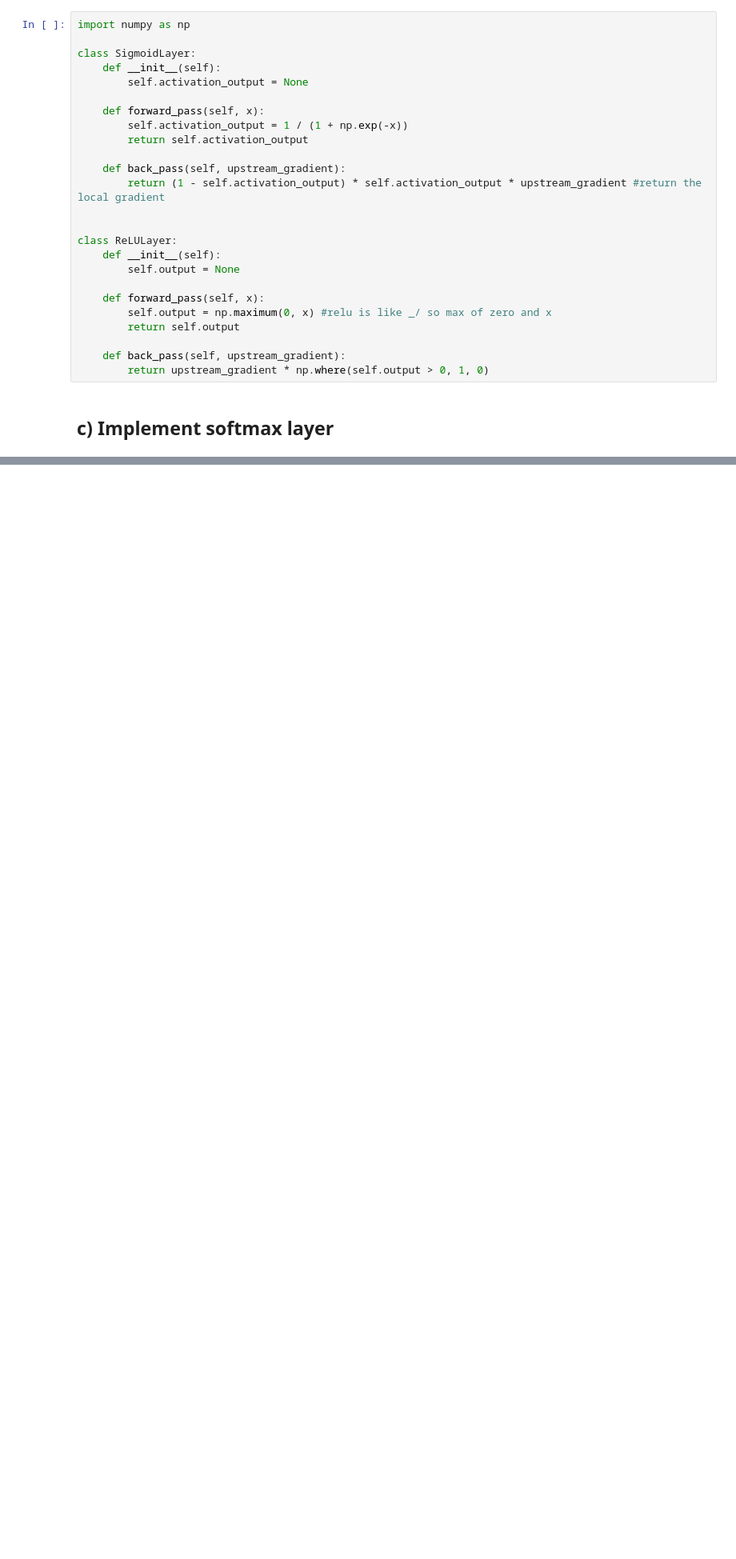
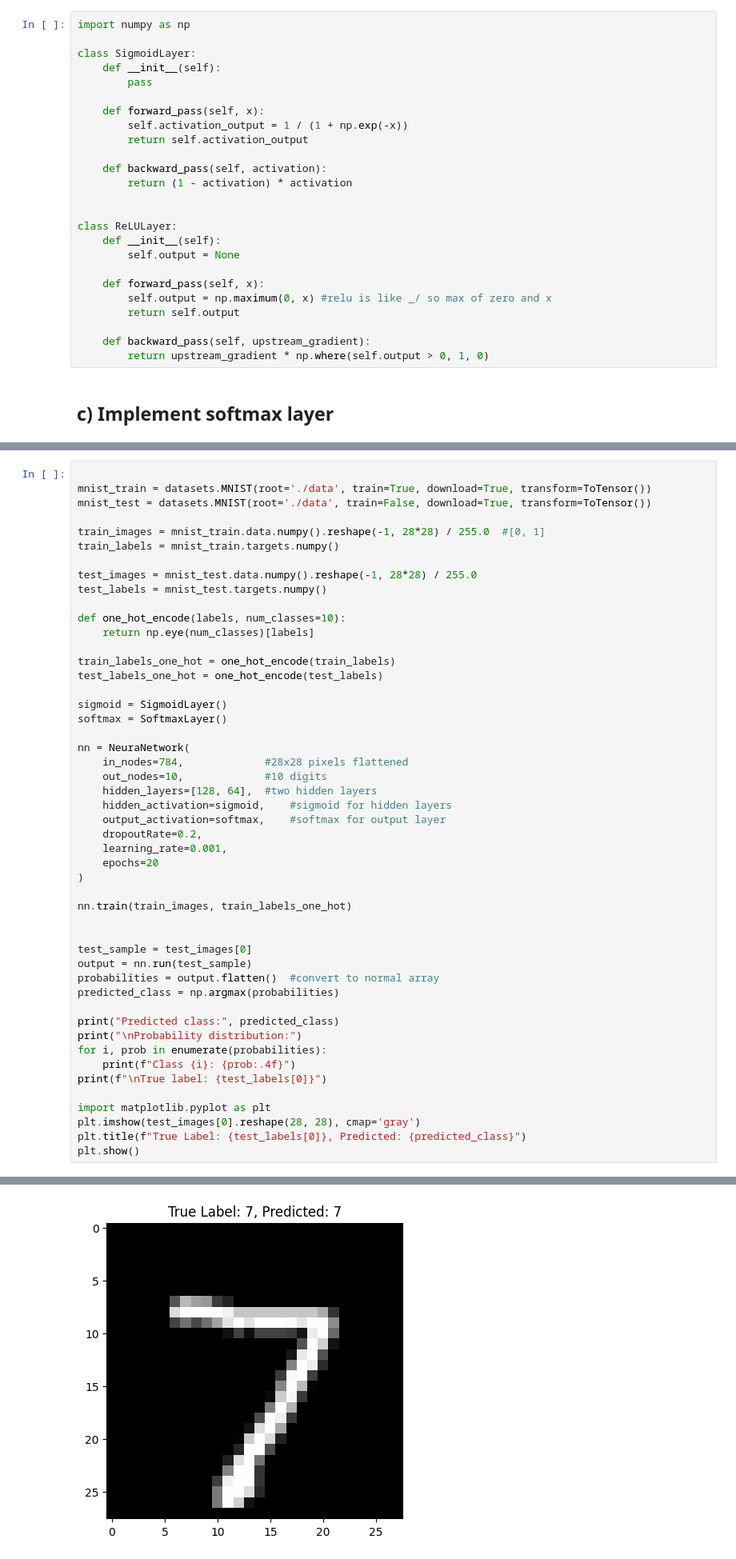
Before and after one commit to zcityuni/IN3063-coursework, a Jupyter notebook: Task1.ipynb, the cells around one changed output, grey strips where cells are left out. Shown at 80% size. Saved outputs shown, nothing was run; the diff lists cells and outputs as text; blank space fills up the shorter version.

Commit message:
fixed softmax and sigmoid activations to be compatible wih nn, fixed nn to be fully parameterizable including forward and back propagation, did some inital testing

```diff
--- a/Task1.ipynb
+++ b/Task1.ipynb
@@ -35,14 +35,14 @@ import numpy as np
 
 class SigmoidLayer:
     def __init__(self):
-        self.activation_output = None
+        pass
 
     def forward_pass(self, x):
         self.activation_output = 1 / (1 + np.exp(-x))
         return self.activation_output
 
-    def back_pass(self, upstream_gradient):
-        return (1 - self.activation_output) * self.activation_output * upstream_gradient #return the local gradient
+    def backward_pass(self, activation):
+        return (1 - activation) * activation
 
 
 class ReLULayer:
@@ -53,7 +53,7 @@ class ReLULayer:
         self.output = np.maximum(0, x) #relu is like _/ so max of zero and x
         return self.output
 
-    def back_pass(self, upstream_gradient):
+    def backward_pass(self, upstream_gradient):
         return upstream_gradient * np.where(self.output > 0, 1, 0)
 # %% [markdown]
 ## c) Implement softmax layer
@@ -229,0 +296,50 @@ output after training: [[0.41101859]]
+# %%
+
+mnist_train = datasets.MNIST(root='./data', train=True, download=True, transform=ToTensor())
+mnist_test = datasets.MNIST(root='./data', train=False, download=True, transform=ToTensor())
+
+train_images = mnist_train.data.numpy().reshape(-1, 28*28) / 255.0  #[0, 1]
+train_labels = mnist_train.targets.numpy()
+
+test_images = mnist_test.data.numpy().reshape(-1, 28*28) / 255.0
+test_labels = mnist_test.targets.numpy()
+
+def one_hot_encode(labels, num_classes=10):
+    return np.eye(num_classes)[labels]
+
+train_labels_one_hot = one_hot_encode(train_labels)
+test_labels_one_hot = one_hot_encode(test_labels)
+
+sigmoid = SigmoidLayer()
+softmax = SoftmaxLayer()
+
+nn = NeuraNetwork(
+    in_nodes=784,             #28x28 pixels flattened
+    out_nodes=10,             #10 digits
+    hidden_layers=[128, 64],  #two hidden layers
+    hidden_activation=sigmoid,    #sigmoid for hidden layers
+    output_activation=softmax,    #softmax for output layer
+    dropoutRate=0.2,
+    learning_rate=0.001,
+    epochs=20
+)
+
+nn.train(train_images, train_labels_one_hot)
+
+
+test_sample = test_images[0]
+output = nn.run(test_sample)
+probabilities = output.flatten()  #convert to normal array
+predicted_class = np.argmax(probabilities)
+
+print("Predicted class:", predicted_class)
+print("\nProbability distribution:")
+for i, prob in enumerate(probabilities):
+    print(f"Class {i}: {prob:.4f}")
+print(f"\nTrue label: {test_labels[0]}")
+
+import matplotlib.pyplot as plt
+plt.imshow(test_images[0].reshape(28, 28), cmap='gray')
+plt.title(f"True Label: {test_labels[0]}, Predicted: {predicted_class}")
+plt.show()
+# %% [output]
@@ -229,0 +363 @@ output after training: [[0.41101859]]
+[figure, added]
```
Also changed, not shown: parts of 8 cells of this notebook.
